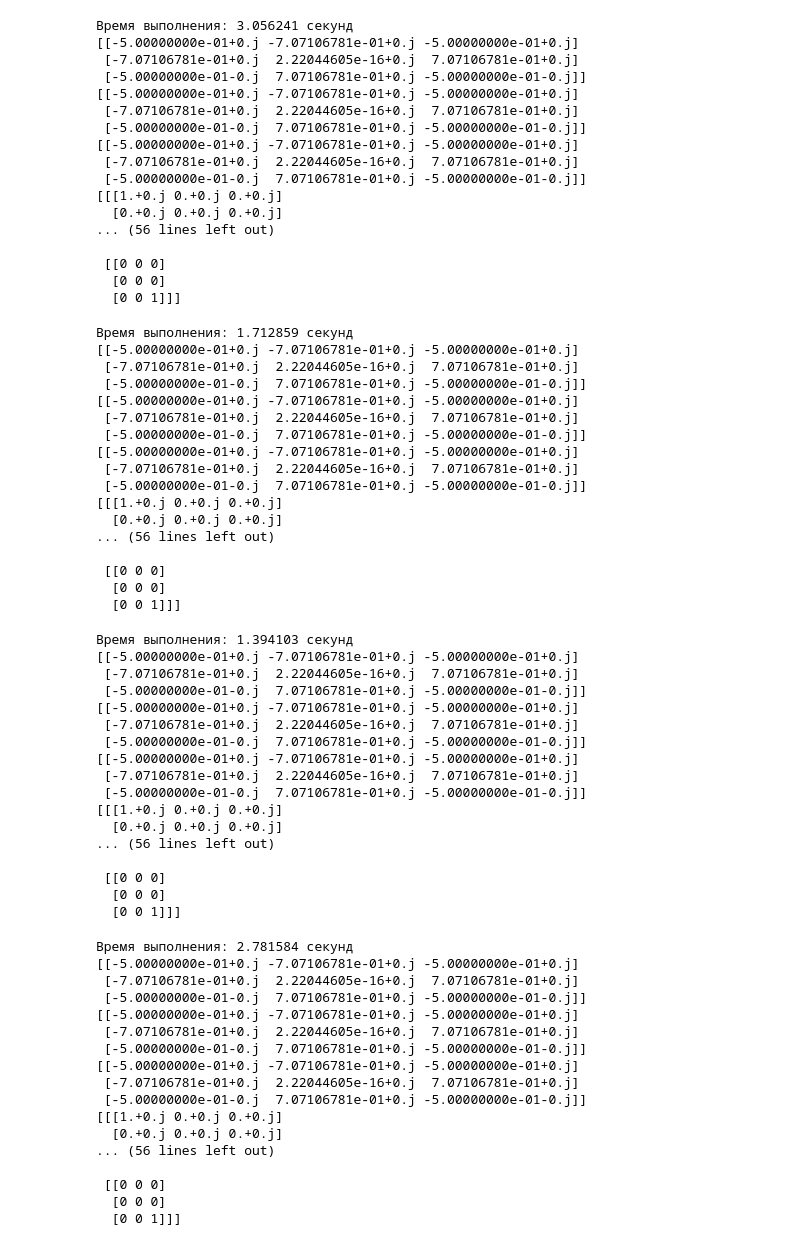
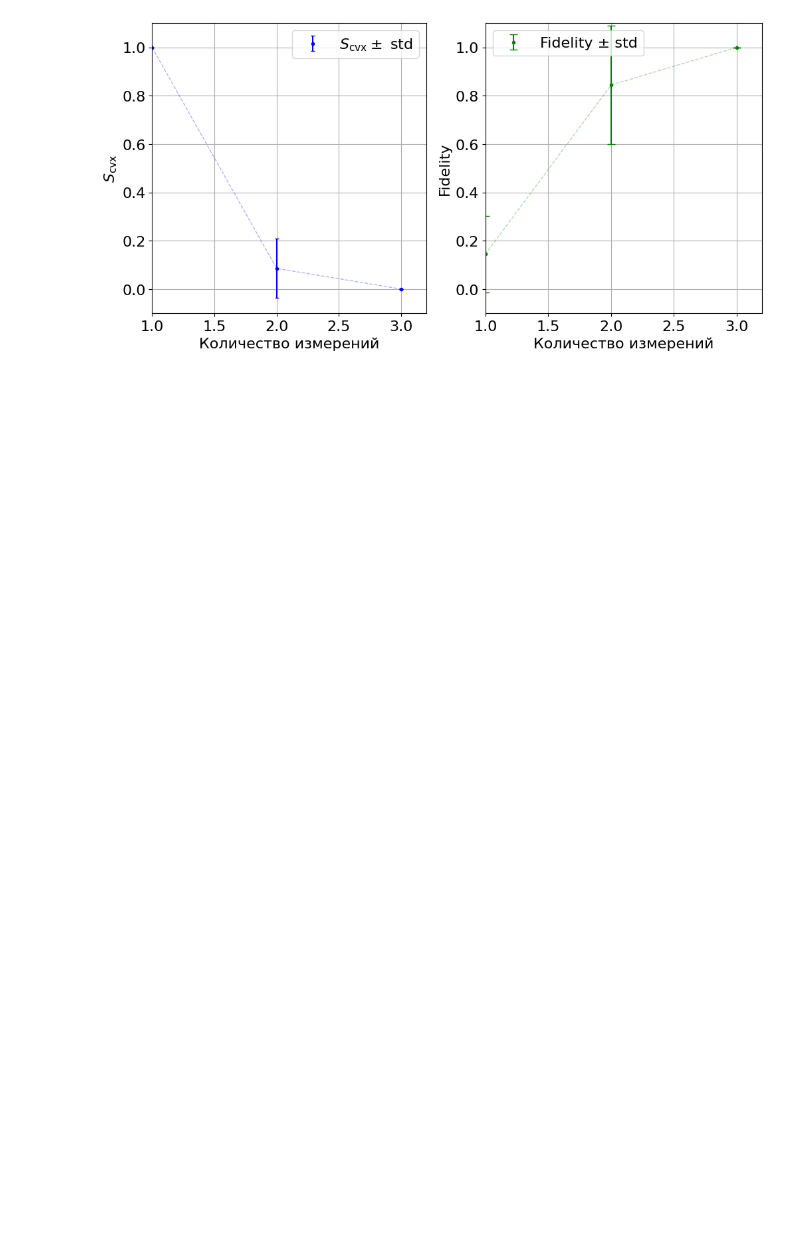
Before and after one commit to Denis-chupa/Quantum_tools, a Jupyter notebook: Tomography/src/research_data/create_s_cvx_pictures.ipynb, the cells around one changed output. Saved outputs shown, nothing was run; the diff lists cells and outputs as text; code cells hidden in the pictures; blank space fills up the shorter version.

```diff
--- a/Tomography/src/research_data/create_s_cvx_pictures.ipynb
+++ b/Tomography/src/research_data/create_s_cvx_pictures.ipynb
@@ -37,11 +37,11 @@ tomography_1 = ACT(protocol, 1, 3)
 x = np.array([1, 2, 3])
 svx_list = []
 fidelity_list = []
-N = 10
+N = 100
 
 
 for i in tqdm(range(N)):
-    svx_list_one_measurement, fidelity_list_one_measurement, fidelity_x_min, fidelity_x_max, x_min_list, x_max_list, state_ml = tomography_1.main(epsilon=10**-5)
+    svx_list_one_measurement, fidelity_list_one_measurement, fidelity_x_min, fidelity_x_max, x_min_list, x_max_list, state_ml = tomography_1.main(epsilon=10**-6)
     for ind_min in range(len(x_min_list)):
         x_min_list[ind_min] = np.array([[complex(item) for item in row] for row in x_min_list[ind_min]])
     for ind_max in range(len(x_max_list)):
@@ -86,68 +68 @@ pl_fid_s_cvx(x, y, std, fidelity_mean, fidelity_std)
-Время выполнения: 3.056241 секунд
-[[-5.00000000e-01+0.j -7.07106781e-01+0.j -5.00000000e-01+0.j]
- [-7.07106781e-01+0.j  2.22044605e-16+0.j  7.07106781e-01+0.j]
- [-5.00000000e-01-0.j  7.07106781e-01+0.j -5.00000000e-01-0.j]]
-[[-5.00000000e-01+0.j -7.07106781e-01+0.j -5.00000000e-01+0.j]
- [-7.07106781e-01+0.j  2.22044605e-16+0.j  7.07106781e-01+0.j]
- [-5.00000000e-01-0.j  7.07106781e-01+0.j -5.00000000e-01-0.j]]
-[[-5.00000000e-01+0.j -7.07106781e-01+0.j -5.00000000e-01+0.j]
- [-7.07106781e-01+0.j  2.22044605e-16+0.j  7.07106781e-01+0.j]
- [-5.00000000e-01-0.j  7.07106781e-01+0.j -5.00000000e-01-0.j]]
-[[[1.+0.j 0.+0.j 0.+0.j]
-  [0.+0.j 0.+0.j 0.+0.j]
-... (56 lines left out)
-
- [[0 0 0]
-  [0 0 0]
-  [0 0 1]]]
-Время выполнения: 1.712859 секунд
-[[-5.00000000e-01+0.j -7.07106781e-01+0.j -5.00000000e-01+0.j]
- [-7.07106781e-01+0.j  2.22044605e-16+0.j  7.07106781e-01+0.j]
- [-5.00000000e-01-0.j  7.07106781e-01+0.j -5.00000000e-01-0.j]]
-[[-5.00000000e-01+0.j -7.07106781e-01+0.j -5.00000000e-01+0.j]
- [-7.07106781e-01+0.j  2.22044605e-16+0.j  7.07106781e-01+0.j]
- [-5.00000000e-01-0.j  7.07106781e-01+0.j -5.00000000e-01-0.j]]
-[[-5.00000000e-01+0.j -7.07106781e-01+0.j -5.00000000e-01+0.j]
- [-7.07106781e-01+0.j  2.22044605e-16+0.j  7.07106781e-01+0.j]
- [-5.00000000e-01-0.j  7.07106781e-01+0.j -5.00000000e-01-0.j]]
-[[[1.+0.j 0.+0.j 0.+0.j]
-  [0.+0.j 0.+0.j 0.+0.j]
-... (56 lines left out)
-
- [[0 0 0]
-  [0 0 0]
-  [0 0 1]]]
-Время выполнения: 1.394103 секунд
-[[-5.00000000e-01+0.j -7.07106781e-01+0.j -5.00000000e-01+0.j]
- [-7.07106781e-01+0.j  2.22044605e-16+0.j  7.07106781e-01+0.j]
- [-5.00000000e-01-0.j  7.07106781e-01+0.j -5.00000000e-01-0.j]]
-[[-5.00000000e-01+0.j -7.07106781e-01+0.j -5.00000000e-01+0.j]
- [-7.07106781e-01+0.j  2.22044605e-16+0.j  7.07106781e-01+0.j]
- [-5.00000000e-01-0.j  7.07106781e-01+0.j -5.00000000e-01-0.j]]
-[[-5.00000000e-01+0.j -7.07106781e-01+0.j -5.00000000e-01+0.j]
- [-7.07106781e-01+0.j  2.22044605e-16+0.j  7.07106781e-01+0.j]
- [-5.00000000e-01-0.j  7.07106781e-01+0.j -5.00000000e-01-0.j]]
-[[[1.+0.j 0.+0.j 0.+0.j]
-  [0.+0.j 0.+0.j 0.+0.j]
-... (56 lines left out)
-
- [[0 0 0]
-  [0 0 0]
-  [0 0 1]]]
-Время выполнения: 2.781584 секунд
-[[-5.00000000e-01+0.j -7.07106781e-01+0.j -5.00000000e-01+0.j]
- [-7.07106781e-01+0.j  2.22044605e-16+0.j  7.07106781e-01+0.j]
- [-5.00000000e-01-0.j  7.07106781e-01+0.j -5.00000000e-01-0.j]]
-[[-5.00000000e-01+0.j -7.07106781e-01+0.j -5.00000000e-01+0.j]
- [-7.07106781e-01+0.j  2.22044605e-16+0.j  7.07106781e-01+0.j]
- [-5.00000000e-01-0.j  7.07106781e-01+0.j -5.00000000e-01-0.j]]
-[[-5.00000000e-01+0.j -7.07106781e-01+0.j -5.00000000e-01+0.j]
- [-7.07106781e-01+0.j  2.22044605e-16+0.j  7.07106781e-01+0.j]
- [-5.00000000e-01-0.j  7.07106781e-01+0.j -5.00000000e-01-0.j]]
-[[[1.+0.j 0.+0.j 0.+0.j]
-  [0.+0.j 0.+0.j 0.+0.j]
-... (56 lines left out)
-
- [[0 0 0]
-  [0 0 0]
-  [0 0 1]]]
+[figure, added]
```
Also changed, not shown: parts of 2 cells of this notebook, 1 other file.
